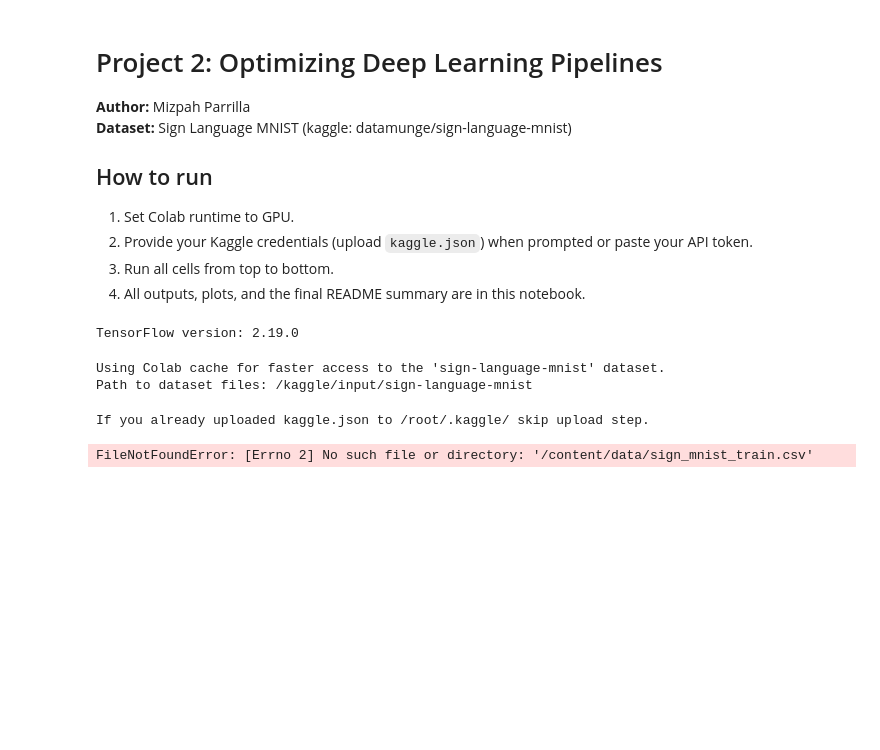
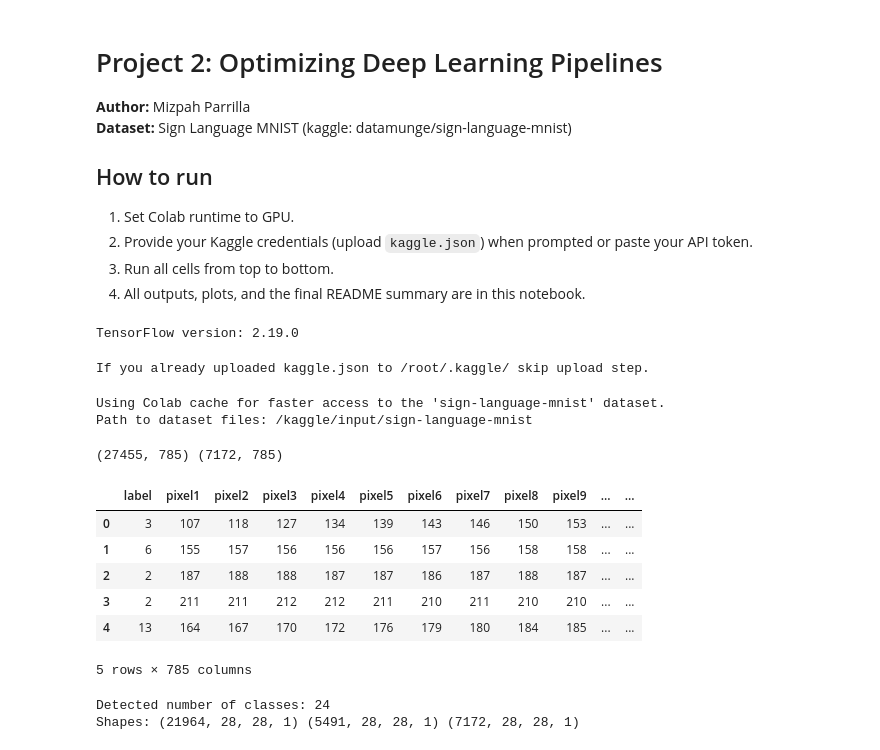
Before and after one commit to mizpahh/CSB410_Project2, a Jupyter notebook: main.ipynb, the cells around one changed output. Saved outputs shown, nothing was run; the diff lists cells and outputs as text; code cells hidden in the pictures; blank space fills up the shorter version.

Commit message:
Created using Colab; final

```diff
--- a/main.ipynb
+++ b/main.ipynb
@@ -16,6 +16,12 @@ import tensorflow as tf
 print("TensorFlow version:", tf.__version__)
 # %% [output]
 TensorFlow version: 2.19.0
+# %%
+# In Colab, upload kaggle.json (from your Kaggle account) via the file browser or use:
+from google.colab import files
+print("If you already uploaded kaggle.json to /root/.kaggle/ skip upload step.")
+# %% [output]
+If you already uploaded kaggle.json to /root/.kaggle/ skip upload step.
 # %%
 import kagglehub
 
@@ -26,12 +32,6 @@ print("Path to dataset files:", path)
 # %% [output]
 Using Colab cache for faster access to the 'sign-language-mnist' dataset.
 Path to dataset files: /kaggle/input/sign-language-mnist
-# %%
-# In Colab, upload kaggle.json (from your Kaggle account) via the file browser or use:
-from google.colab import files
-print("If you already uploaded kaggle.json to /root/.kaggle/ skip upload step.")
-# %% [output]
-If you already uploaded kaggle.json to /root/.kaggle/ skip upload step.
 # %%
 # Imports and helper functions
 
@@ -59,9 +59,58 @@ def plot_history(histories, key='accuracy'):
 # %%
 # Load data - Sign Language MNIST (CSV format from Kaggle)
 # Kaggle contains sign_mnist_train.csv and sign_mnist_test.csv
-train_df = pd.read_csv('/content/data/sign_mnist_train.csv')
-test_df  = pd.read_csv('/content/data/sign_mnist_test.csv')
+train_df = pd.read_csv('data/sign_mnist_train.csv')
+test_df  = pd.read_csv('data/sign_mnist_test.csv')
 print(train_df.shape, test_df.shape)
 display(train_df.head())
 # %% [output]
-FileNotFoundError: [Errno 2] No such file or directory: '/content/data/sign_mnist_train.csv'
+(27455, 785) (7172, 785)
+|  | label | pixel1 | pixel2 | pixel3 | pixel4 | pixel5 | pixel6 | pixel7 | pixel8 | pixel9 | ... | ... |
+| 0 | 3 | 107 | 118 | 127 | 134 | 139 | 143 | 146 | 150 | 153 | ... | ... |
+| 1 | 6 | 155 | 157 | 156 | 156 | 156 | 157 | 156 | 158 | 158 | ... | ... |
+| 2 | 2 | 187 | 188 | 188 | 187 | 187 | 186 | 187 | 188 | 187 | ... | ... |
+| 3 | 2 | 211 | 211 | 212 | 212 | 211 | 210 | 211 | 210 | 210 | ... | ... |
+| 4 | 13 | 164 | 167 | 170 | 172 | 176 | 179 | 180 | 184 | 185 | ... | ... |
+5 rows × 785 columns
+# %%
+from sklearn.preprocessing import LabelEncoder
+
+# Preprocessing utility
+IMG_SIZE = 28
+
+def preprocess_df(df, label_encoder=None):
+    y_raw = df['label'].values
+
+    # Fit label encoder only once (on the training data)
+    if label_encoder is None:
+        label_encoder = LabelEncoder()
+        y = label_encoder.fit_transform(y_raw)
+    else:
+        y = label_encoder.transform(y_raw)
+
+    num_classes = len(np.unique(y))
+
+    # Process images
+    X = df.drop('label', axis=1).values
+    X = X.reshape(-1, IMG_SIZE, IMG_SIZE, 1).astype("float32") / 255.0
+
+    # One-hot encode labels
+    y_cat = utils.to_categorical(y, num_classes=num_classes)
+
+    return X, y_cat, y, label_encoder, num_classes
+
+
+# ---- Run preprocessing (label encoder fitted on training only) ----
+X_train_all, y_train_all_cat, y_train_all, label_enc, num_classes = preprocess_df(train_df)
+X_test, y_test_cat, y_test, _, _ = preprocess_df(test_df, label_encoder=label_enc)
+
+# Create validation split
+X_train, X_val, y_train, y_val = train_test_split(
+    X_train_all, y_train_all_cat, test_size=0.2, random_state=42, stratify=y_train_all
+)
+
+print(f"Detected number of classes: {num_classes}")
+print("Shapes:", X_train.shape, X_val.shape, X_test.shape)
+# %% [output]
+Detected number of classes: 24
+Shapes: (21964, 28, 28, 1) (5491, 28, 28, 1) (7172, 28, 28, 1)
```
Also changed, not shown: parts of 12 cells of this notebook.
